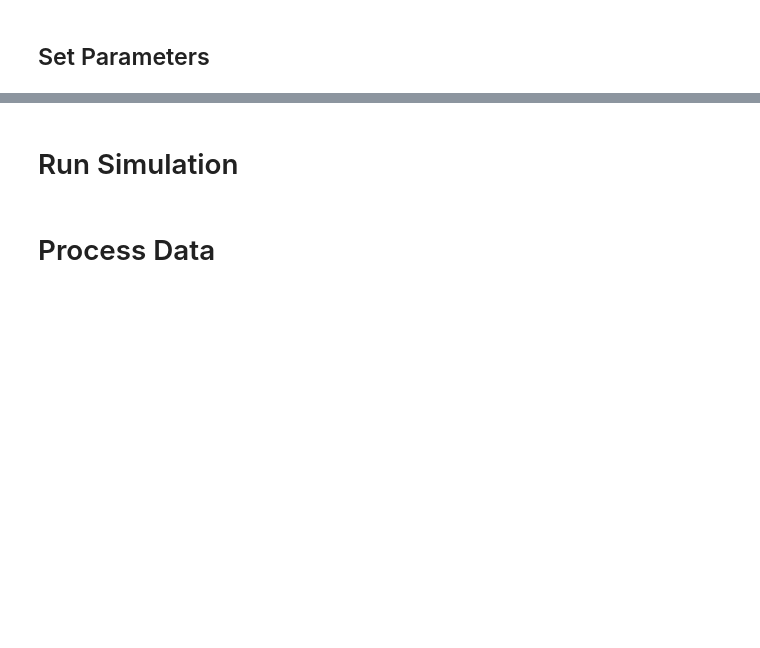
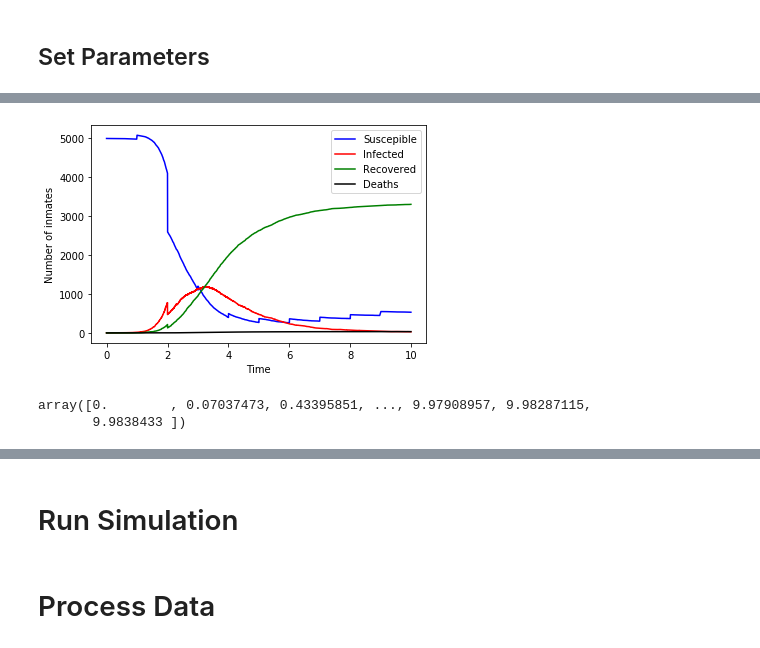
Before and after one commit to bwolfson97/UCLA-Networks-Final-Project, a Jupyter notebook: simulation_end_to_end.ipynb, the cells around one changed output, grey strips where cells are left out. Cells and saved outputs as stored; diff of their text form; code cells hidden in the pictures; blank space fills up the shorter version.

```diff
--- a/simulation_end_to_end.ipynb
+++ b/simulation_end_to_end.ipynb
@@ -59,0 +68,9 @@ max_time = 10 # how many time steps to run simulation
+# %%
+t, S, I, R, D = end_to_end(birth_number, release_number, release_time)
+# %% [output]
+[figure, added]
+# %%
+t
+# %% [output]
+array([0.        , 0.07037473, 0.43395851, ..., 9.97908957, 9.98287115,
+       9.9838433 ])
```
Also changed, not shown: parts of 13 cells of this notebook.
